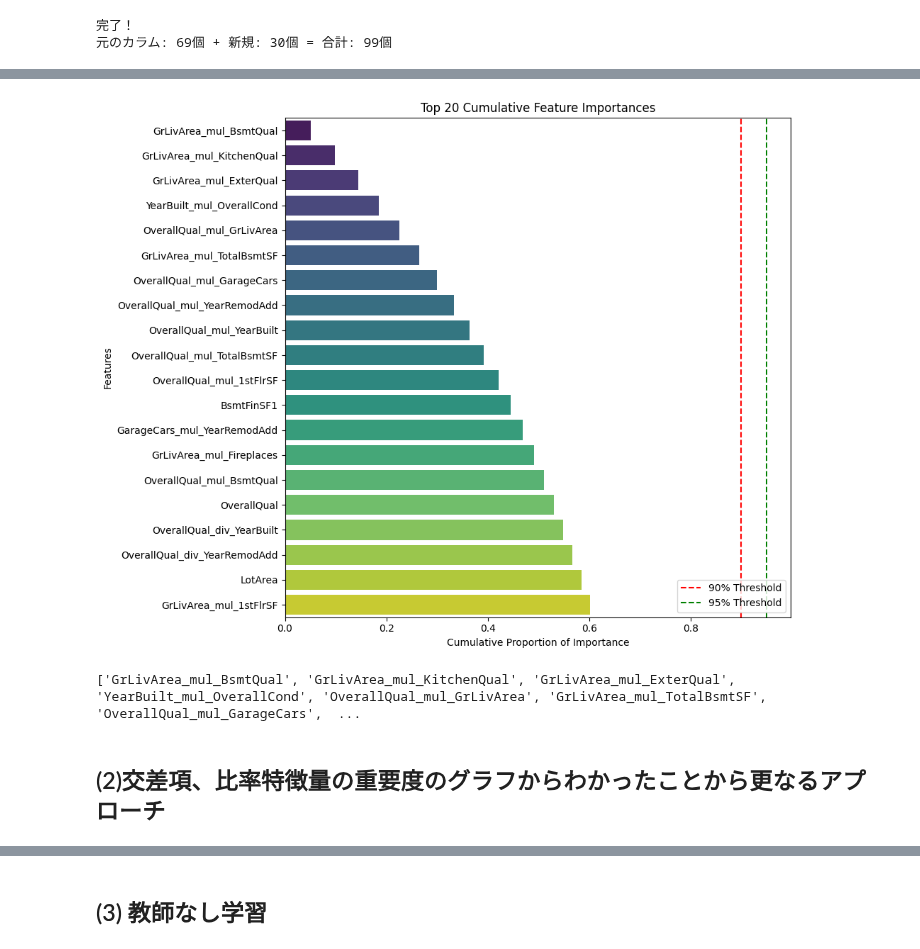
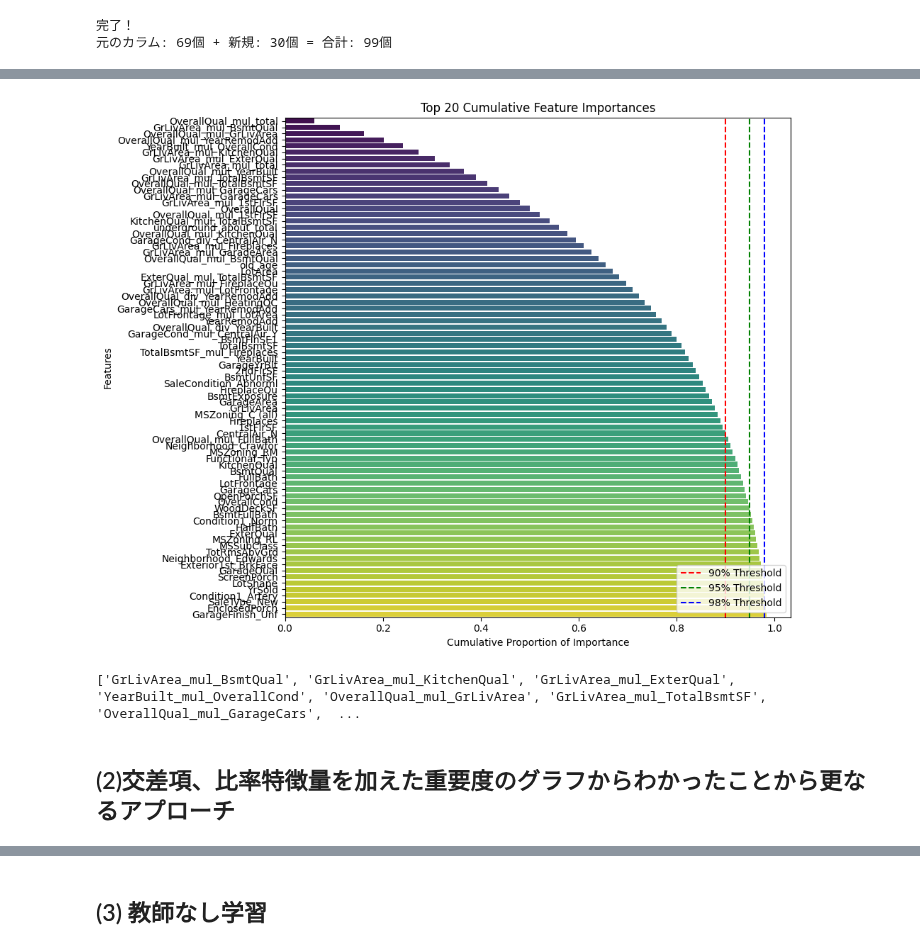
Before and after one commit to luciaeri/My-first-kaggle-_House-Prices, a Jupyter notebook: House_Prices.ipynb, the cells around one changed output, grey strips where cells are left out. Cells and saved outputs as stored; diff of their text form; code cells hidden in the pictures.

```diff
--- a/House_Prices.ipynb
+++ b/House_Prices.ipynb
@@ -2053,35 +2059,36 @@ Mean GAP (過学習) : 0.04515
 importance_df = importance_df.sort_values('Importance', ascending=False)
 # 上から順に足し算（cumsum）して、全体の合計で割ることで 0.0〜1.0 の割合にする
 importance_df['Cumulative_Importance'] = importance_df['Importance'].cumsum() / importance_df['Importance'].sum()
 
 # ==========================================
 # 2. グラフを描画する
 # ==========================================
 plt.figure(figsize=(10, 8))
 
 # hue='Feature' と legend=False で警告も回避
 sns.barplot(
     x='Cumulative_Importance',
     y='Feature',
-    data=importance_df.head(20),
+    data=importance_df.head(80),
     hue='Feature',
     palette='viridis',
     legend=False
 )
 
 # 90%と95%の目安ラインを引く
 plt.axvline(x=0.90, color='r', linestyle='--', label='90% Threshold')
 plt.axvline(x=0.95, color='g', linestyle='--', label='95% Threshold')
+plt.axvline(x=0.98, color='b', linestyle='--', label='98% Threshold')
 
 # タイトル等は環境に合わせて変えてください
 plt.title('Top 20 Cumulative Feature Importances')
 plt.xlabel('Cumulative Proportion of Importance')
 plt.ylabel('Features')
 plt.legend(loc='lower right')
 plt.tight_layout()
 plt.show()
 # %% [output]
-[figure, old version]
+[figure, new version]
 # %%
 # 全部の名前をリストにする
 all_features = importance_df['Feature'].tolist()
@@ -2093,7 +2100,7 @@ print(top_20_list)
 # %% [output]
 ['GrLivArea_mul_BsmtQual', 'GrLivArea_mul_KitchenQual', 'GrLivArea_mul_ExterQual', 'YearBuilt_mul_OverallCond', 'OverallQual_mul_GrLivArea', 'GrLivArea_mul_TotalBsmtSF', 'OverallQual_mul_GarageCars',  ...
 # %% [markdown]
-## (2)交差項、比率特徴量の重要度のグラフからわかったことから更なるアプローチ
+## (2)交差項、比率特徴量を加えた重要度のグラフからわかったことから更なるアプローチ
 # %% [markdown]
 1,OverallQual_div_YearBuilt	全体の品質 ÷ 建設年　これでもいいが全体の品質÷(売却年-建設年=中古物件になって方の年)=これが高いほど品質が良い中古物件<br>
 ただし売却年-建設年が0になるとエラーが出るのでこれに+!をして分母が0になることをさげる。<br><br>
```
Also changed, not shown: parts of 10 cells of this notebook.
